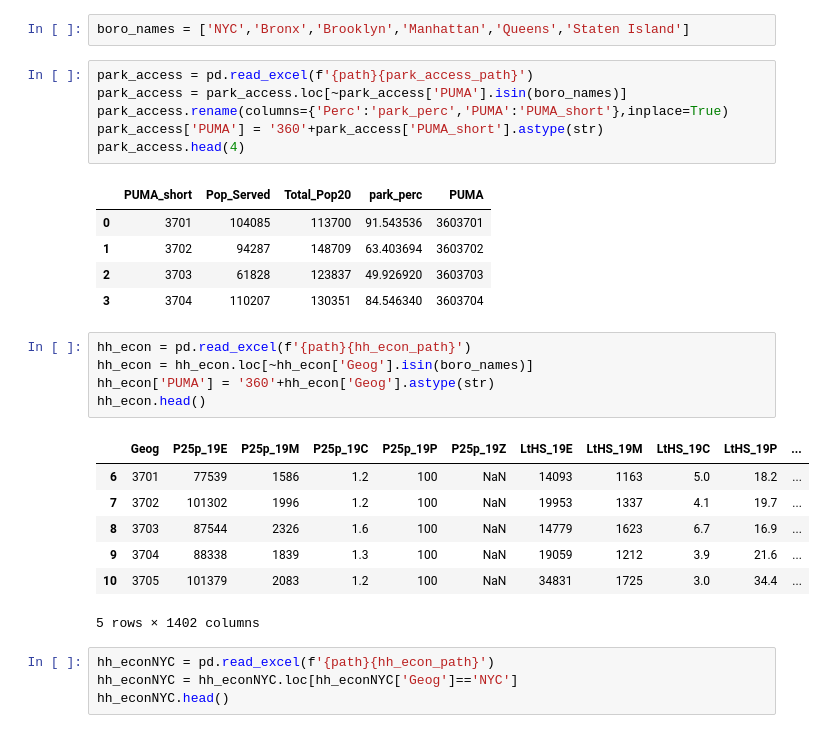
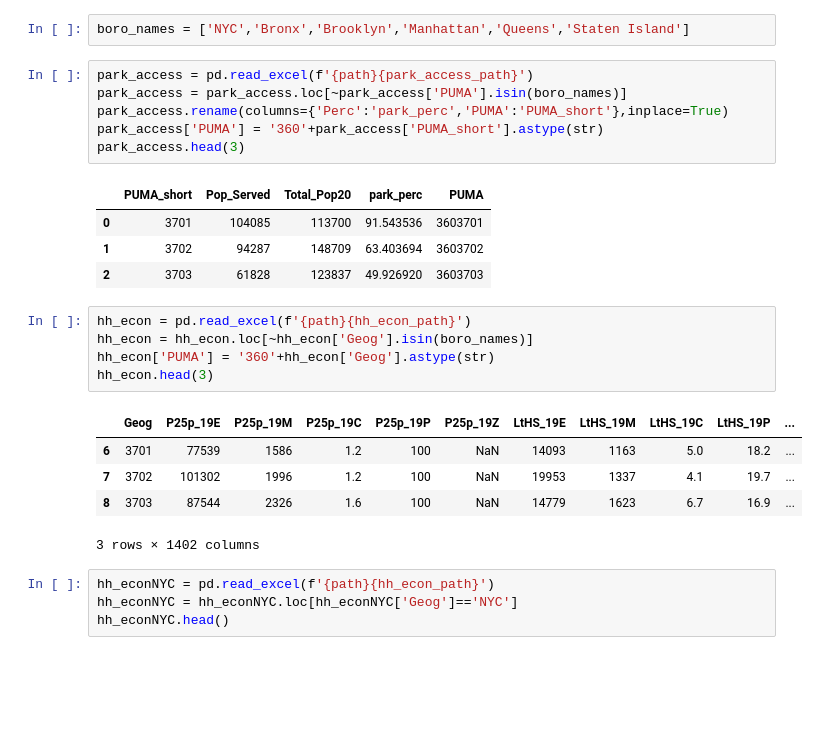
Before and after one commit to mike-carper/NYC-Neighborhood-Clustering, a Jupyter notebook: notebooks/NYC_Neighborhood_Clustering_8V.ipynb, the cells around one changed output. Cells and saved outputs as stored; diff of their text form; blank space fills up the shorter version.

```diff
--- a/notebooks/NYC_Neighborhood_Clustering_8V.ipynb
+++ b/notebooks/NYC_Neighborhood_Clustering_8V.ipynb
@@ -69,26 +69,23 @@ park_access = pd.read_excel(f'{path}{park_access_path}')
 park_access = park_access.loc[~park_access['PUMA'].isin(boro_names)]
 park_access.rename(columns={'Perc':'park_perc','PUMA':'PUMA_short'},inplace=True)
 park_access['PUMA'] = '360'+park_access['PUMA_short'].astype(str)
-park_access.head(4)
+park_access.head(3)
 # %% [output]
 |  | PUMA_short | Pop_Served | Total_Pop20 | park_perc | PUMA |
 | 0 | 3701 | 104085 | 113700 | 91.543536 | 3603701 |
 | 1 | 3702 | 94287 | 148709 | 63.403694 | 3603702 |
 | 2 | 3703 | 61828 | 123837 | 49.926920 | 3603703 |
-| 3 | 3704 | 110207 | 130351 | 84.546340 | 3603704 |
 # %%
 hh_econ = pd.read_excel(f'{path}{hh_econ_path}')
 hh_econ = hh_econ.loc[~hh_econ['Geog'].isin(boro_names)]
 hh_econ['PUMA'] = '360'+hh_econ['Geog'].astype(str)
-hh_econ.head()
+hh_econ.head(3)
 # %% [output]
 |  | Geog | P25p_19E | P25p_19M | P25p_19C | P25p_19P | P25p_19Z | LtHS_19E | LtHS_19M | LtHS_19C | LtHS_19P | ... |
 | 6 | 3701 | 77539 | 1586 | 1.2 | 100 | NaN | 14093 | 1163 | 5.0 | 18.2 | ... |
 | 7 | 3702 | 101302 | 1996 | 1.2 | 100 | NaN | 19953 | 1337 | 4.1 | 19.7 | ... |
 | 8 | 3703 | 87544 | 2326 | 1.6 | 100 | NaN | 14779 | 1623 | 6.7 | 16.9 | ... |
-| 9 | 3704 | 88338 | 1839 | 1.3 | 100 | NaN | 19059 | 1212 | 3.9 | 21.6 | ... |
-| 10 | 3705 | 101379 | 2083 | 1.2 | 100 | NaN | 34831 | 1725 | 3.0 | 34.4 | ... |
-5 rows × 1402 columns
+3 rows × 1402 columns
 # %%
 hh_econNYC = pd.read_excel(f'{path}{hh_econ_path}')
 hh_econNYC = hh_econNYC.loc[hh_econNYC['Geog']=='NYC']
```
Also changed, not shown: parts of 9 cells of this notebook, 1 other file.
